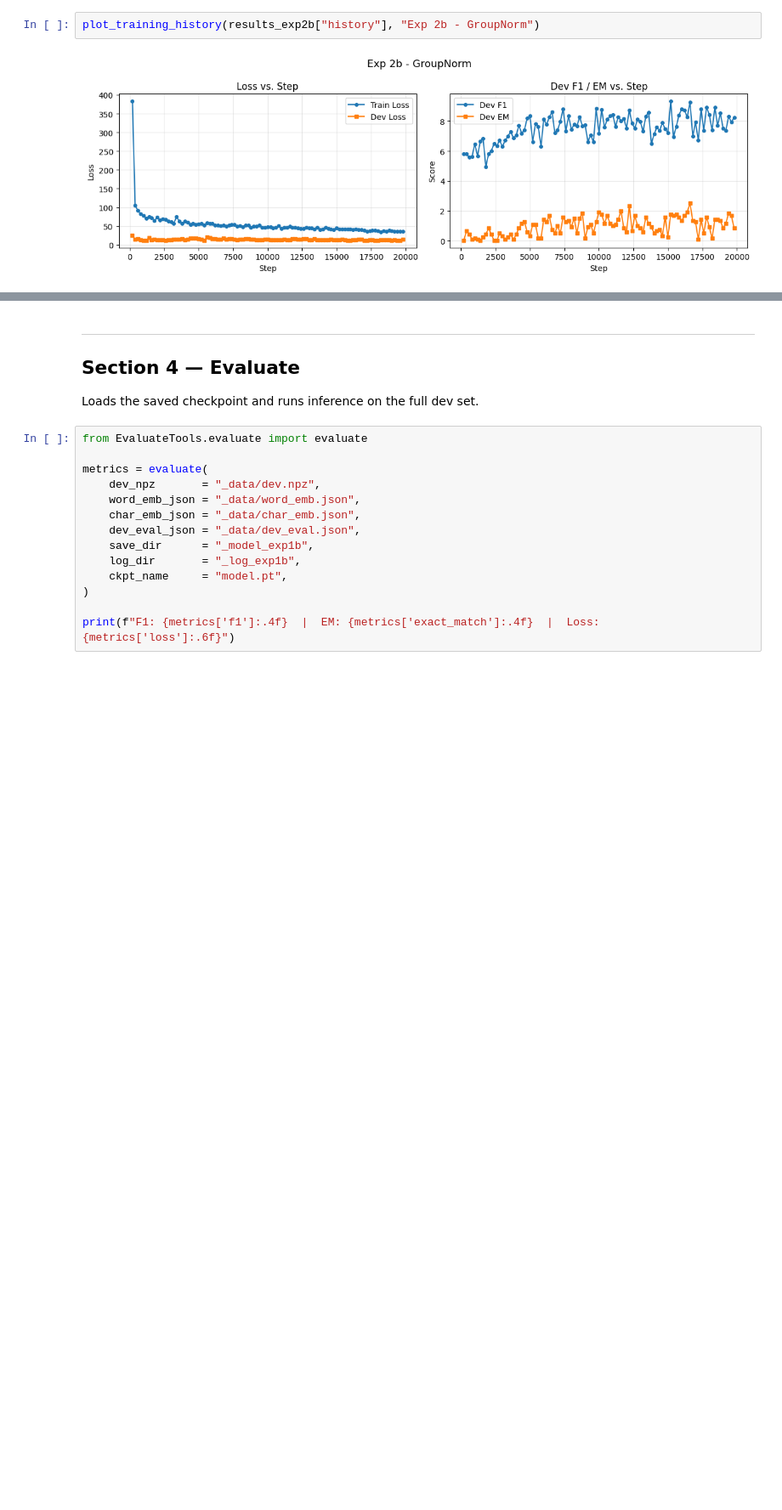
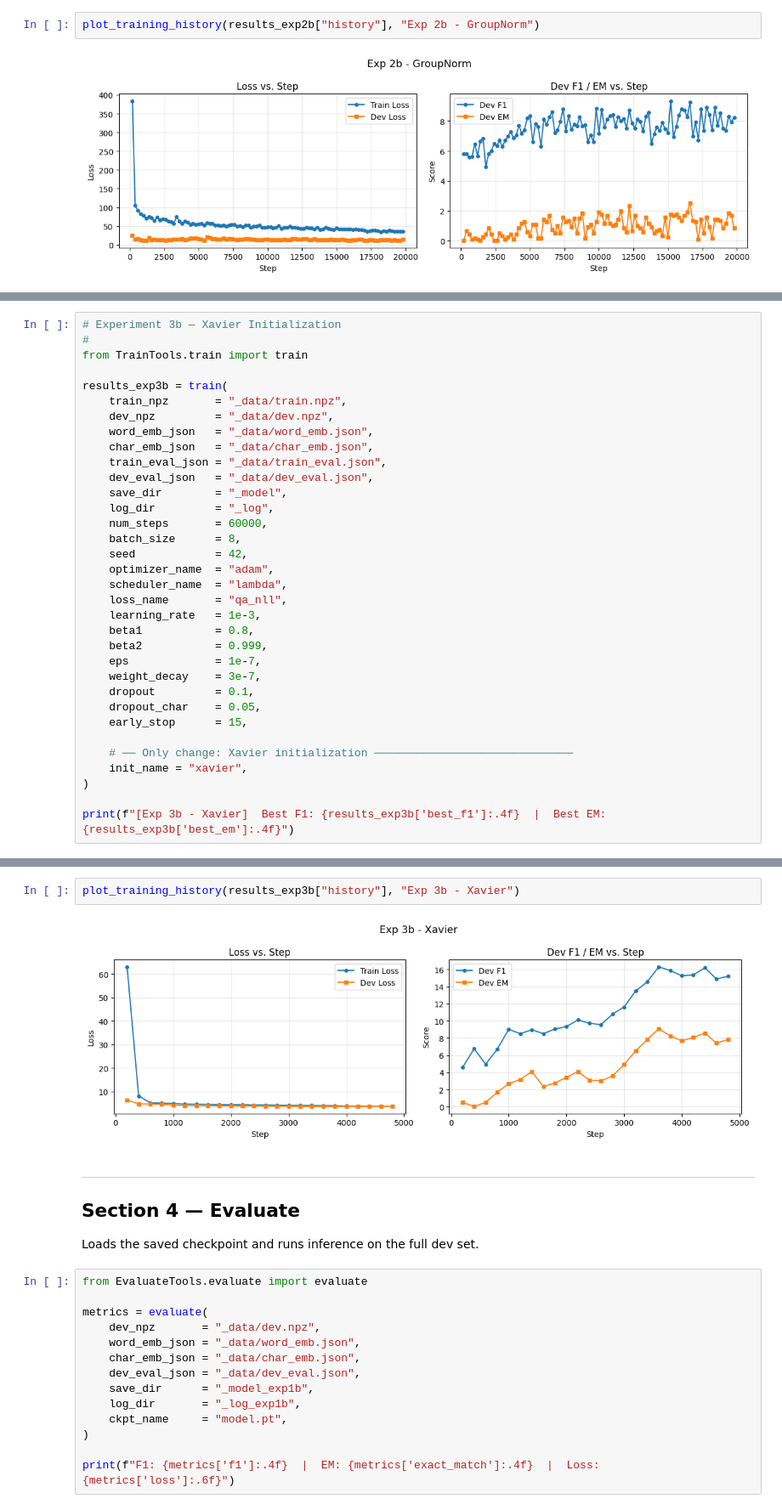
Before and after one commit to 1445249760/5329_A1, a Jupyter notebook: assignment1.ipynb, the cells around one changed output, grey strips where cells are left out. Shown at 85% size. Cells and saved outputs as stored; diff of their text form; blank space fills up the shorter version.

```diff
--- a/assignment1.ipynb
+++ b/assignment1.ipynb
@@ -401,0 +455,34 @@ plot_training_history(results_exp2b["history"], "Exp 2b - GroupNorm")
+# %%
+# Experiment 3b — Xavier Initialization
+#
+from TrainTools.train import train
+
+results_exp3b = train(
+    train_npz       = "_data/train.npz",
+    dev_npz         = "_data/dev.npz",
+    word_emb_json   = "_data/word_emb.json",
+    char_emb_json   = "_data/char_emb.json",
+    train_eval_json = "_data/train_eval.json",
+    dev_eval_json   = "_data/dev_eval.json",
+    save_dir        = "_model",
+    log_dir         = "_log",
+    num_steps       = 60000,
+    batch_size      = 8,
+    seed            = 42,
+    optimizer_name  = "adam",
+    scheduler_name  = "lambda",
+    loss_name       = "qa_nll",
+    learning_rate   = 1e-3,
+    beta1           = 0.8,
+    beta2           = 0.999,
+    eps             = 1e-7,
+    weight_decay    = 3e-7,
+    dropout         = 0.1,
+    dropout_char    = 0.05,
+    early_stop      = 15,
+
+    # ── Only change: Xavier initialization ──────────────────────────────
+    init_name = "xavier",
+)
+
+print(f"[Exp 3b - Xavier]  Best F1: {results_exp3b['best_f1']:.4f}  |  Best EM: {results_exp3b['best_em']:.4f}")
@@ -402,3 +515,7 @@ plot_training_history(results_exp2b["history"], "Exp 2b - GroupNorm")
+# %%
+plot_training_history(results_exp3b["history"], "Exp 3b - Xavier")
+# %% [output]
+[figure, added]
 # %% [markdown]
 ---
 ## Section 4 — Evaluate
```
Also changed, not shown: parts of 3 cells of this notebook.
